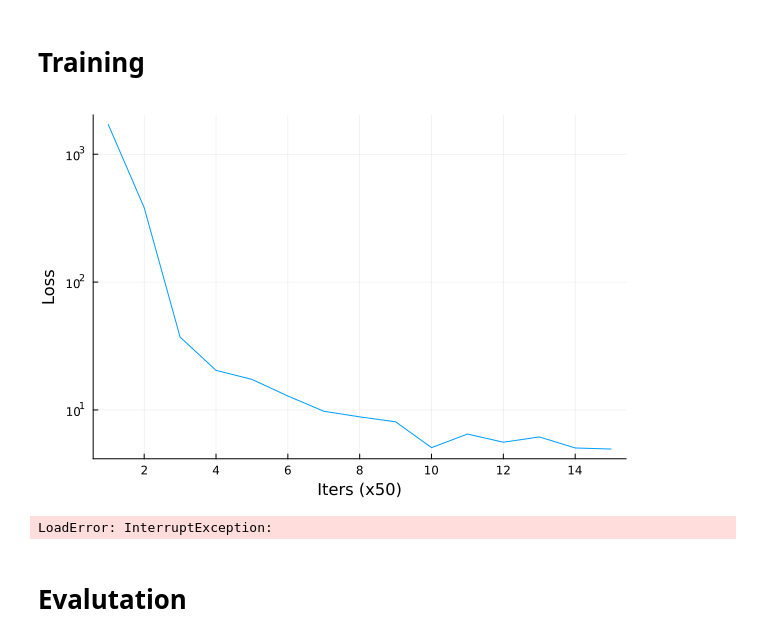
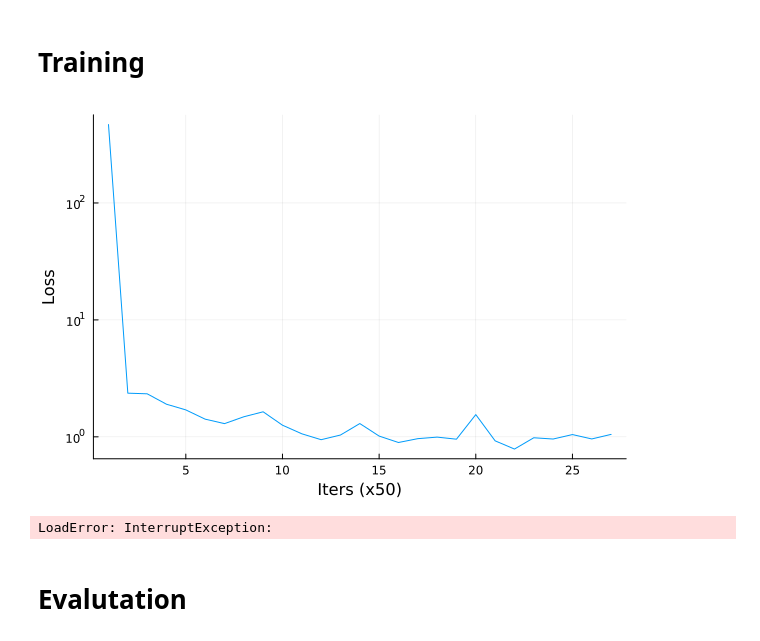
Before and after one commit to elanur321/Discrete-Diffusion, a Jupyter notebook: Antibodies.ipynb, the cells around one changed output. Cells and saved outputs as stored; diff of their text form; code cells hidden in the pictures.

```diff
--- a/Antibodies.ipynb
+++ b/Antibodies.ipynb
@@ -234,0 +321,2 @@ df = df[1:50, :];
+# %%
+df = filter_quality_antibodies(df)
@@ -280,6 +379,0 @@ Flux.Optimise.Optimiser(Any[WeightDecay(0.0001), Adam(0.001, (0.9, 0.999), 1.0e-
-# %%
-batch_size = 1
-datOH = sample_sequences(df, batch_size, aa_to_index, alph)
-
-T = rand(timesteps)
-diffusedOH = sampleforward(P, T, datOH)
@@ -454,16 +530,16 @@ end
 # Training
 # %%
 # Get a sample batch to determine the maximum sequence length
-sample_batch = sample_sequences(df, 64, aa_to_index, alph)
+batch_size = 1
+sample_batch = sample_sequences(df, batch_size, aa_to_index, alph)
 seq_len, batch_size = size(sample_batch)[2:3]
 
-batch_size = 4
-
+# batch_size = 4
 vocab_size = alph + 2 # This includes 0 for padding and 1 to alph for amino acids
-dim = 256  # or whatever dimension you prefer
+dim = 128  # or whatever dimension you prefer
 n_layers = 6  # adjust as needed
 n_heads = 8   # adjust as needed
-cond_dim = 256  # adjust as needed
+cond_dim = 128  # adjust as needed
 
 model = DIT(vocab_size, seq_len, dim, n_layers, n_heads, cond_dim);
 # %%
@@ -472,38 +548,38 @@ cumu_loss = 0
 training_losses = []
 P = MaskedDiffusionLanguageModel(vocab_size, vocab_size, cosineschedule)
 
-opt = Flux.Optimiser(WeightDecay(0.0001), Adam(0.001))#Adam(0.001))
+opt = Flux.Optimiser(WeightDecay(0.0001), Adam(0.01))#Adam(0.001))
 params = Flux.params(model);
 # %%
 for iter in 1:5_000_000
     datOH = sample_sequences(df, batch_size, aa_to_index, alph)
 
 
     T = rand(timesteps)
     diffusedOH = sampleforward(P, T, datOH)
 
     # Forward pass and loss computation
     loss, grads = Flux.withgradient(params) do
         output = model(diffusedOH, T)
         -standardloss(P, T, model(diffusedOH, T), datOH)[1]
     end
 
     # Update parameters
     Flux.update!(opt, params, grads)
 
     cumu_loss += loss
     if mod(iter,50) == 0
         opt[2].eta = opt[2].eta * 0.997
         push!(training_losses, cumu_loss/50)  # Changed from 100 to 50 to match the iteration count
         cumu_loss = 0.0
         IJulia.clear_output(true)
         plot(training_losses, yscale = :log10, ylabel = "Loss", xlabel = "Iters (x50)", label = :none) |> IJulia.display
-        sleep(0.01)
+        # sleep(0.01)
     end
 
 end
 # %% [output]
-[figure, old version]
+[figure, new version]
 LoadError: InterruptException:
 # %% [markdown]
 # Evalutation
```
Also changed, not shown: parts of 15 cells of this notebook.
